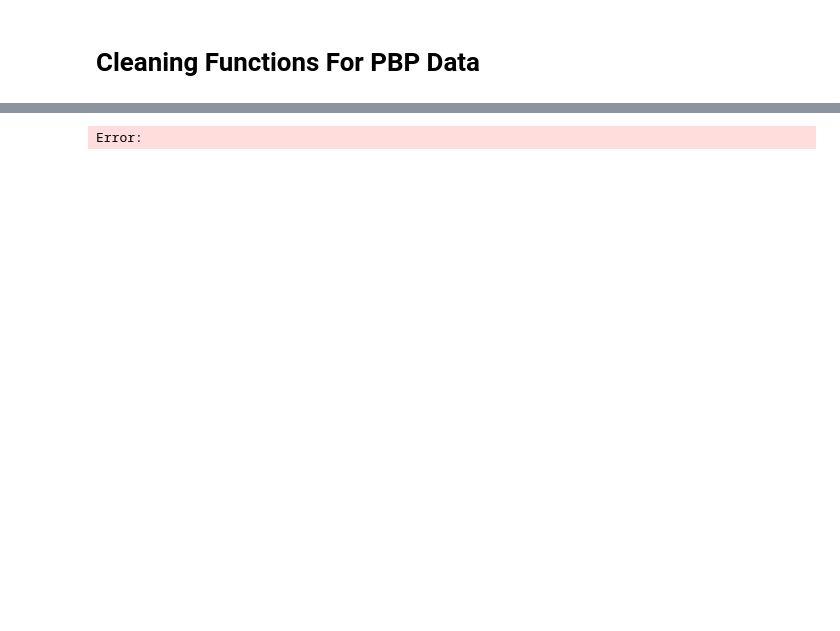
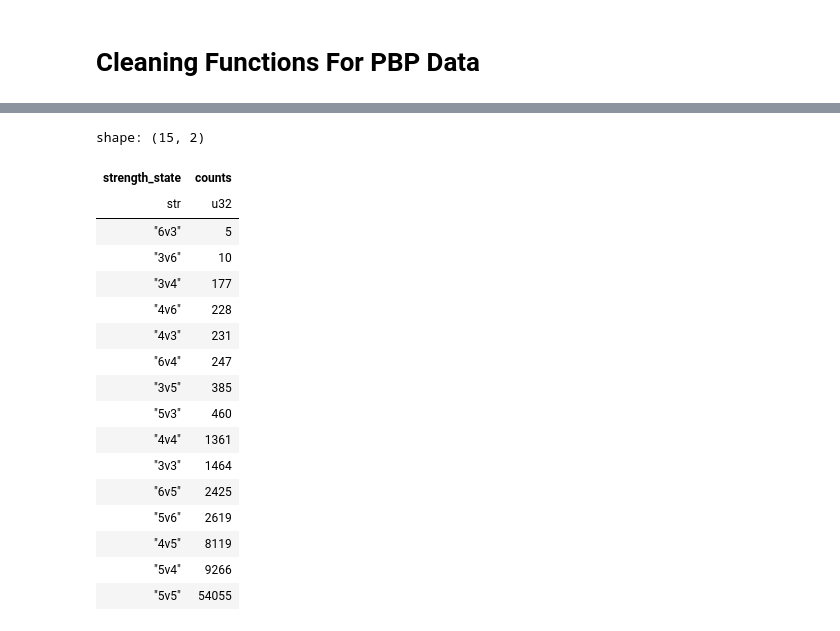
Before and after one commit to twinfield10/NHL-xG-Model, a Jupyter notebook: code/NHL API - PBP Download.ipynb, the cells around one changed output, grey strips where cells are left out. Saved outputs shown, nothing was run; the diff lists cells and outputs as text; code cells hidden in the pictures; blank space fills up the shorter version.

```diff
--- a/code/NHL API - PBP Download.ipynb
+++ b/code/NHL API - PBP Download.ipynb
@@ -343,4 +439,2 @@ shape: (5, 50)
 # %%
-PBP_RAW = reconcile_api_data(PBP_RAW)
+PBP_RAW = reconcile_api_data(union_df)
-# %% [output]
-Error:
@@ -346,0 +448,21 @@ Error:
+# %%
+PBP_RAW.filter(pl.col('event_type')=='GOAL')['strength_state'].value_counts().sort("counts")
+# %% [output]
+shape: (15, 2)
+| strength_state | counts |
+| str | u32 |
+| "6v3" | 5 |
+| "3v6" | 10 |
+| "3v4" | 177 |
+| "4v6" | 228 |
+| "4v3" | 231 |
+| "6v4" | 247 |
+| "3v5" | 385 |
+| "5v3" | 460 |
+| "4v4" | 1361 |
+| "3v3" | 1464 |
+| "6v5" | 2425 |
+| "5v6" | 2619 |
+| "4v5" | 8119 |
+| "5v4" | 9266 |
+| "5v5" | 54055 |
```
Also changed, not shown: parts of 13 cells of this notebook.
